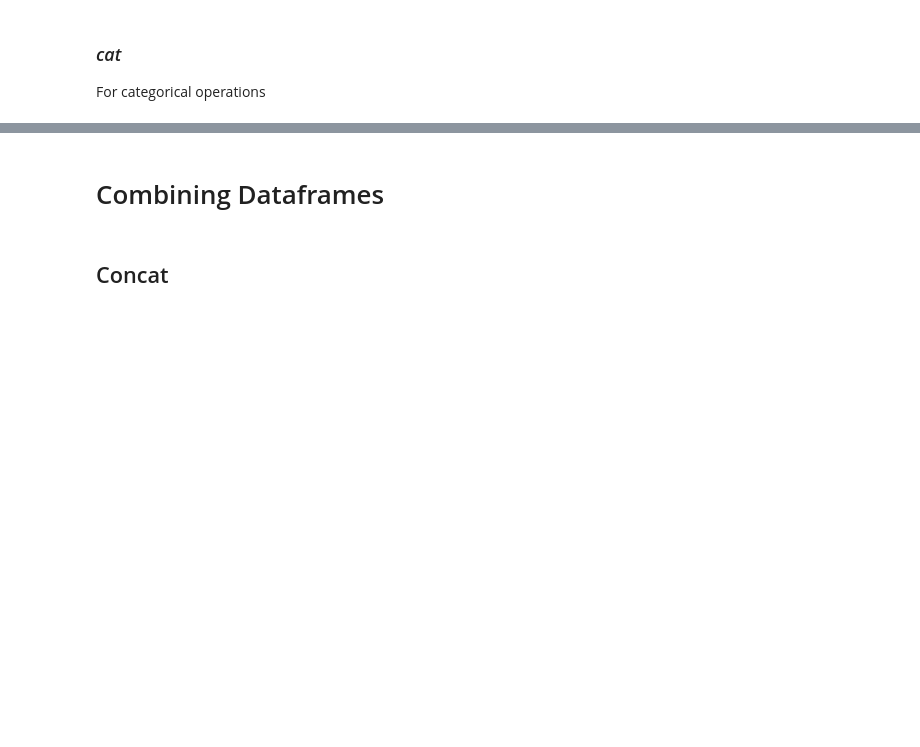
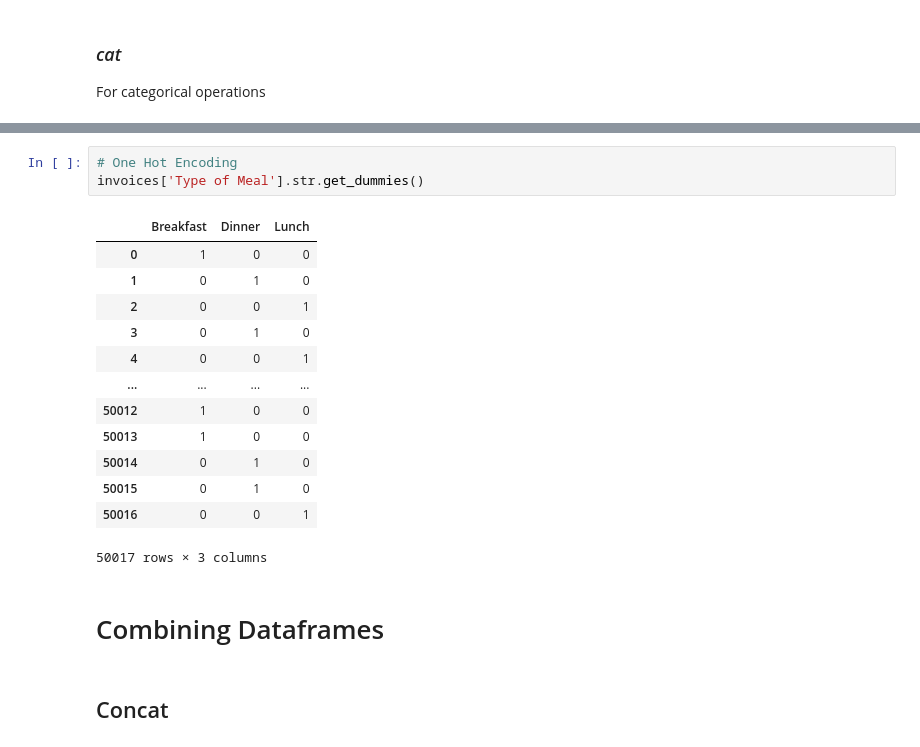
Before and after one commit to RedOx22/real-world-machine-learning, a Jupyter notebook: pandas_advanced_techniques.ipynb, the cells around one changed output, grey strips where cells are left out. Cells and saved outputs as stored; diff of their text form; blank space fills up the shorter version.

```diff
--- a/pandas_advanced_techniques.ipynb
+++ b/pandas_advanced_techniques.ipynb
@@ -798,3 +1028,20 @@ invoices['Type of Meal'].cat.codes
+# %%
+# One Hot Encoding
+invoices['Type of Meal'].str.get_dummies()
+# %% [output]
+|  | Breakfast | Dinner | Lunch |
+| 0 | 1 | 0 | 0 |
+| 1 | 0 | 1 | 0 |
+| 2 | 0 | 0 | 1 |
+| 3 | 0 | 1 | 0 |
+| 4 | 0 | 0 | 1 |
+| ... | ... | ... | ... |
+| 50012 | 1 | 0 | 0 |
+| 50013 | 1 | 0 | 0 |
+| 50014 | 0 | 1 | 0 |
+| 50015 | 0 | 1 | 0 |
+| 50016 | 0 | 0 | 1 |
+50017 rows × 3 columns
 # %% [markdown]
 # Combining Dataframes
 # %% [markdown]
```
Also changed, not shown: parts of 22 cells of this notebook.
